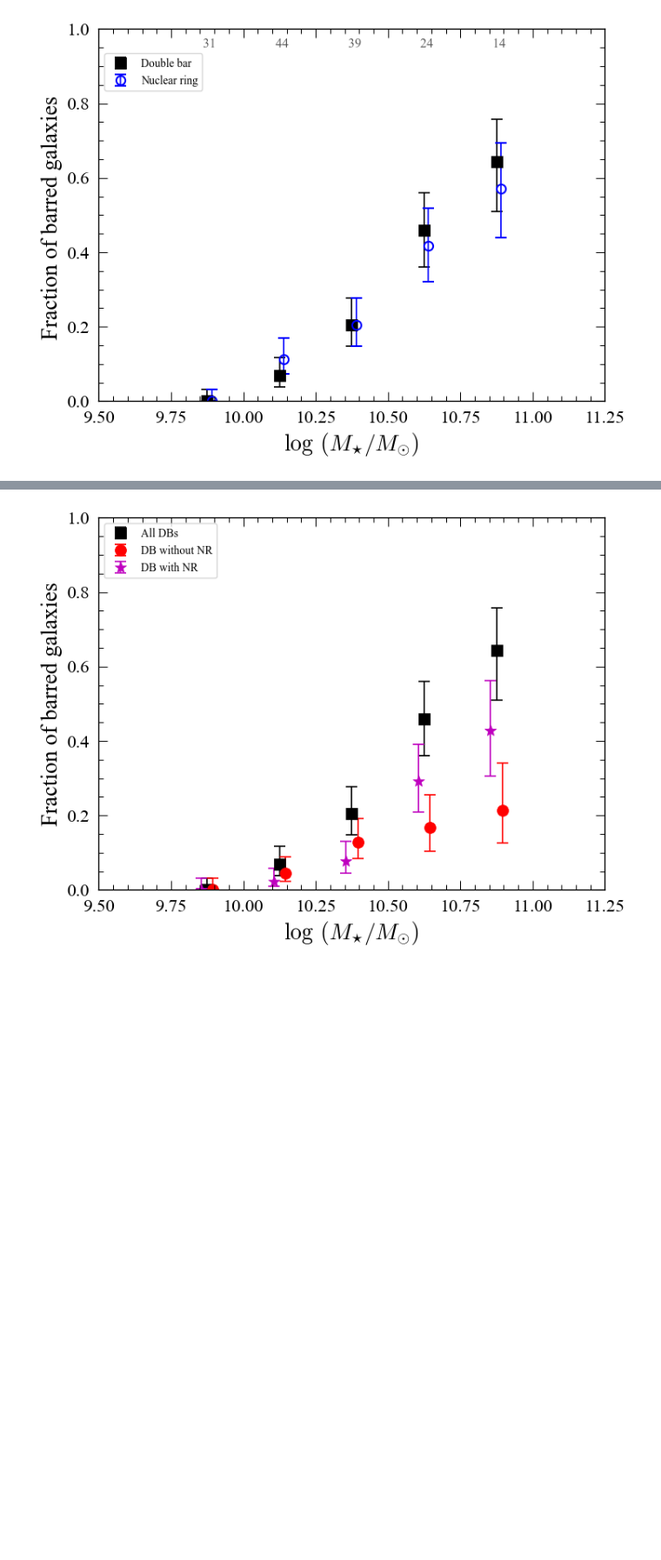
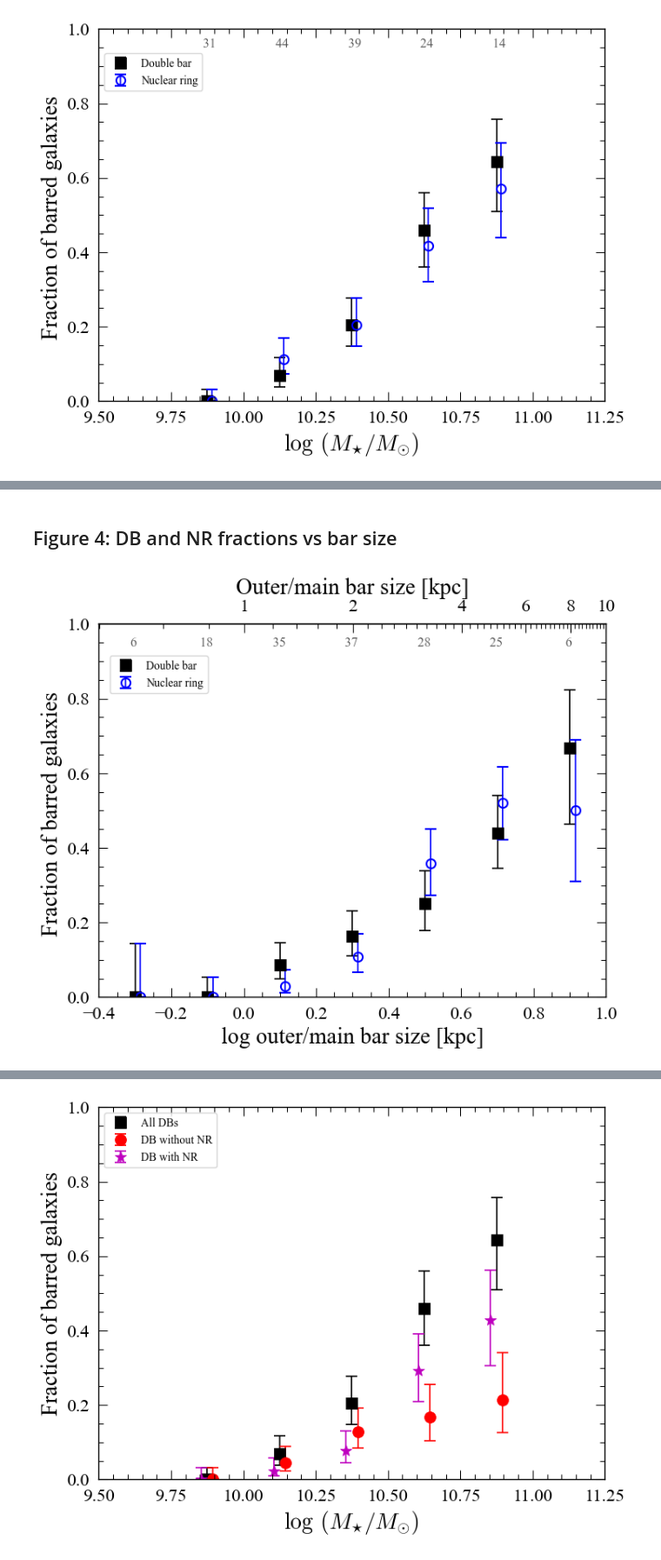
Before and after one commit to perwin/db-nr_paper, a Jupyter notebook: figures_for_paper.ipynb, the cells around one changed output, grey strips where cells are left out. Shown at 87% size. Cells and saved outputs as stored; diff of their text form; code cells hidden in the pictures; blank space fills up the shorter version.

```diff
--- a/figures_for_paper.ipynb
+++ b/figures_for_paper.ipynb
@@ -103,0 +239,42 @@ if savePlots:
+# %% [markdown]
+## Figure 4: DB and NR fractions vs bar size
+# %%
+aa = np.arange(-0.4,1.01,0.01)
+logamax_dp_kpc = np.log10(df_bars.amax_dp_kpc)
+pu.PlotFrequency(logamax_dp_kpc, ii_db, ii_nondb, -0.4,1.2,0.2, fmt='ks',ms=10,label='Double bar')
+pu.PlotFrequency(logamax_dp_kpc, ii_nr, ii_nonnr, -0.4,1.2,0.2, offset=0.015,noErase=True,
+                 fmt='o',mfc='None',mec='blue',color='blue',mew=1.5,ms=8,label="Nuclear ring")
+# plot(aa, logistic(aa,coeffs_db_amax[0],coeffs_db_amax[1]), '0.5', ls='--', lw=2.5, label="f(DB) logistic fit")
+# plot(aa, logistic(aa,coeffs_nr_amax[0],coeffs_nr_amax[1]), 'blue', alpha=0.5, ls='--', lw=2.5, label="f(NR) logistic fit")
+ylim(0,1)
+ylabel("Fraction of barred galaxies ");xlabel("log outer/main bar size [kpc]")
+
+
+# add bin counts
+binranges = np.arange(-0.4,1.2,0.2)
+i_all = ii_db + ii_nondb
+(n_all, bin_edges) = np.histogram(logamax_dp_kpc[i_all], binranges)
+n_all_int = [round(n) for n in n_all]
+for i in range(len(n_all_int)):
+    x = binranges[i]
+    n = n_all_int[i]
+    text(x + 0.07, 0.94, "%3d" % n, fontsize=11.5, color='0.35')
+
+legend(loc='upper left', bbox_to_anchor=(0.01,0,1,0.93), fontsize=10)
+
+def axis_to_lin( x ):
+    return 10**x
+
+def axis_to_log( x ):
+    return np.log10(x)
+
+ax = gca()
+ax.tick_params(axis='x', which='both', bottom=True, top=False)
+secax = ax.secondary_xaxis('top', functions=(axis_to_lin, axis_to_log))
+secax.set_xticks([1.0, 2.0, 4.0, 6.0, 8.0, 10.0])
+secax.set_xlabel('Outer/main bar size [kpc]')
+
+subplots_adjust(bottom=0.14)
+savefig(baseDir + "fDB-NR_vs_logbarsize.pdf")
+# %% [output]
+[figure, added]
```
Also changed, not shown: parts of 25 cells of this notebook, 6 other files.
